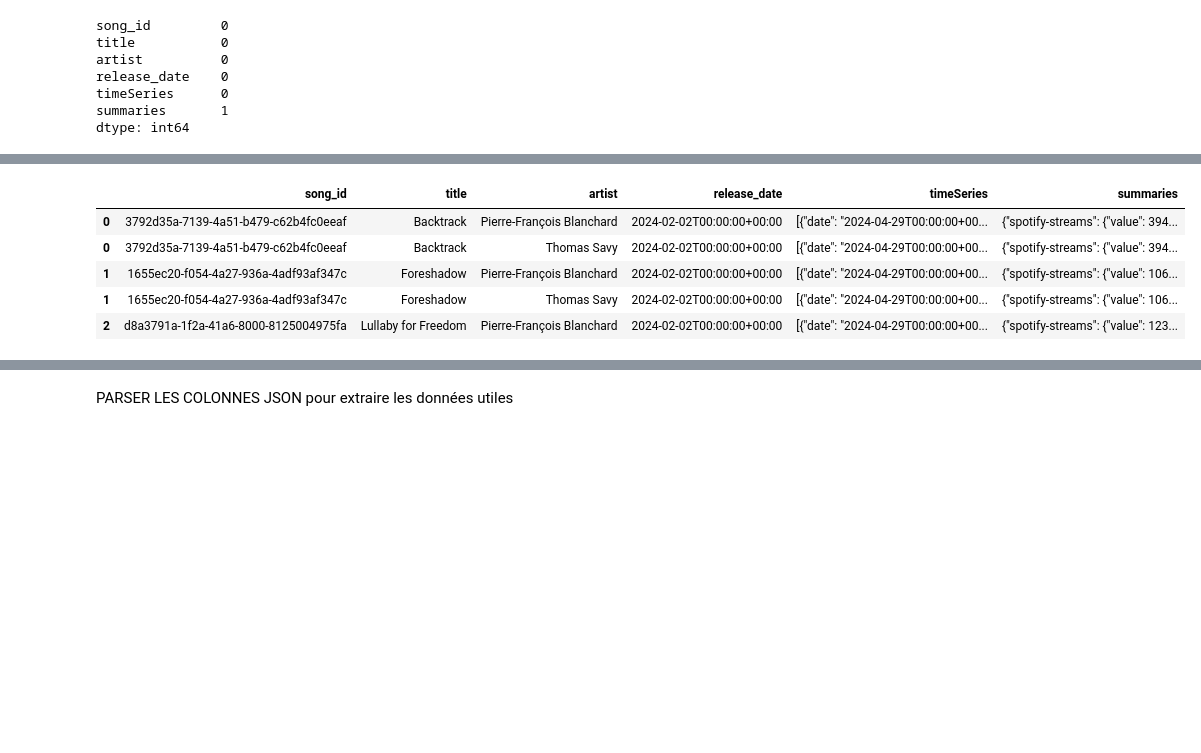
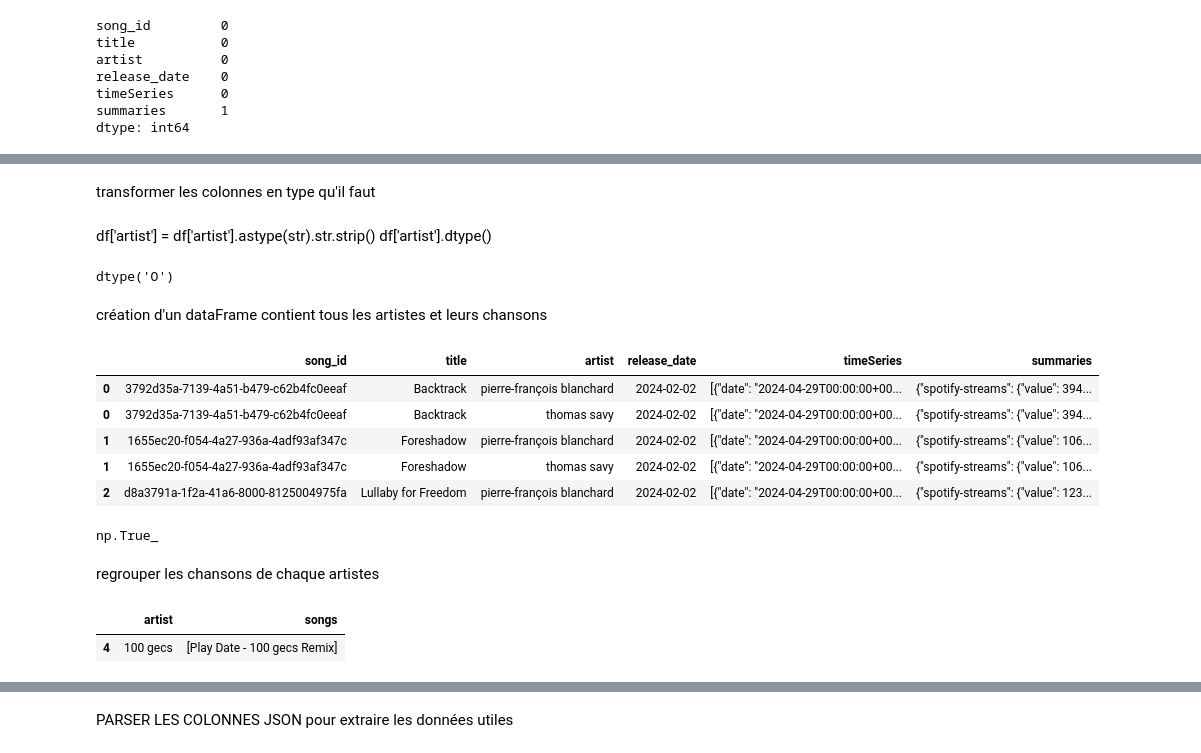
Before and after one commit to Mal-Lem/test_technique, a Jupyter notebook: explore_data.ipynb, the cells around one changed output, grey strips where cells are left out. Drawn from its saved outputs; the diff is of its cells as text; code cells hidden in the pictures; blank space fills up the shorter version.

```diff
--- a/explore_data.ipynb
+++ b/explore_data.ipynb
@@ -92,20 +108,46 @@ DATA PREPARATION
 # %%
 df = df.dropna(subset=['summaries'])
+# %% [markdown]
+transformer les colonnes en type qu'il faut
+# %%
+df['release_date'] = pd.to_datetime(df['release_date'], errors='coerce')
+df['release_date'] = df['release_date'].dt.date
+# %% [markdown]
+df['artist'] = df['artist'].astype(str).str.strip()
+df['artist'].dtype()
+# %%
+df['title'] = df['title'].astype(str).str.strip()
+df['title'].dtype
+# %% [output]
+dtype('O')
+# %% [markdown]
+création d'un dataFrame contient tous les artistes et leurs chansons
 # %%
-# Copie
+import pandas as pd
+import re
+
+
 df_artists = df.copy()
 
-# Convertir en liste
-df_artists['artist'] = df_artists['artist'].str.split('& ')
 
-# Explosion
+df_artists['artist'] = df_artists['artist'].str.lower()
+df_artists['artist'] = df_artists['artist'].str.replace(r'\s*(feat\.|ft\.|vs|&| et )\s*', ',', regex=True)
+
+
+df_artists['artist'] = df_artists['artist'].str.split(',')
+
+
 df_artists = df_artists.explode('artist')
 df_artists['artist'] = df_artists['artist'].str.strip()
+df_artists['artist'] = df_artists['artist'].str.replace(r'[^\w\s\-\'\.]', '', regex=True)
+
+
+df_artists = df_artists[df_artists['artist'] != '']
 df_artists.head()
 # %% [output]
 |  | song_id | title | artist | release_date | timeSeries | summaries |
-| 0 | 3792d35a-7139-4a51-b479-c62b4fc0eeaf | Backtrack | Pierre-François Blanchard | 2024-02-02T00:00:00+00:00 | [{"date": "2024-04-29T00:00:00+00... | {"spotify-streams": {"value": 394... |
-| 0 | 3792d35a-7139-4a51-b479-c62b4fc0eeaf | Backtrack | Thomas Savy | 2024-02-02T00:00:00+00:00 | [{"date": "2024-04-29T00:00:00+00... | {"spotify-streams": {"value": 394... |
-| 1 | 1655ec20-f054-4a27-936a-4adf93af347c | Foreshadow | Pierre-François Blanchard | 2024-02-02T00:00:00+00:00 | [{"date": "2024-04-29T00:00:00+00... | {"spotify-streams": {"value": 106... |
-| 1 | 1655ec20-f054-4a27-936a-4adf93af347c | Foreshadow | Thomas Savy | 2024-02-02T00:00:00+00:00 | [{"date": "2024-04-29T00:00:00+00... | {"spotify-streams": {"value": 106... |
-| 2 | d8a3791a-1f2a-41a6-8000-8125004975fa | Lullaby for Freedom | Pierre-François Blanchard | 2024-02-02T00:00:00+00:00 | [{"date": "2024-04-29T00:00:00+00... | {"spotify-streams": {"value": 123... |
+| 0 | 3792d35a-7139-4a51-b479-c62b4fc0eeaf | Backtrack | pierre-françois blanchard | 2024-02-02 | [{"date": "2024-04-29T00:00:00+00... | {"spotify-streams": {"value": 394... |
+| 0 | 3792d35a-7139-4a51-b479-c62b4fc0eeaf | Backtrack | thomas savy | 2024-02-02 | [{"date": "2024-04-29T00:00:00+00... | {"spotify-streams": {"value": 394... |
+| 1 | 1655ec20-f054-4a27-936a-4adf93af347c | Foreshadow | pierre-françois blanchard | 2024-02-02 | [{"date": "2024-04-29T00:00:00+00... | {"spotify-streams": {"value": 106... |
+| 1 | 1655ec20-f054-4a27-936a-4adf93af347c | Foreshadow | thomas savy | 2024-02-02 | [{"date": "2024-04-29T00:00:00+00... | {"spotify-streams": {"value": 106... |
+| 2 | d8a3791a-1f2a-41a6-8000-8125004975fa | Lullaby for Freedom | pierre-françois blanchard | 2024-02-02 | [{"date": "2024-04-29T00:00:00+00... | {"spotify-streams": {"value": 123... |
@@ -115,0 +154,6 @@ df.loc[:, 'year'] = df['release_date'].dt.year
+# %%
+df_artists['artist'].apply(lambda x: isinstance(x, str)).all()
+# %% [output]
+np.True_
+# %% [markdown]
+regrouper les chansons de chaque artistes
@@ -115,0 +167,5 @@ df.loc[:, 'year'] = df['release_date'].dt.year
+# %%
+artist_songs_grouped[artist_songs_grouped['artist'] == '100 gecs']
+# %% [output]
+|  | artist | songs |
+| 4 | 100 gecs | [Play Date - 100 gecs Remix] |
```
Also changed, not shown: parts of 55 cells of this notebook.
